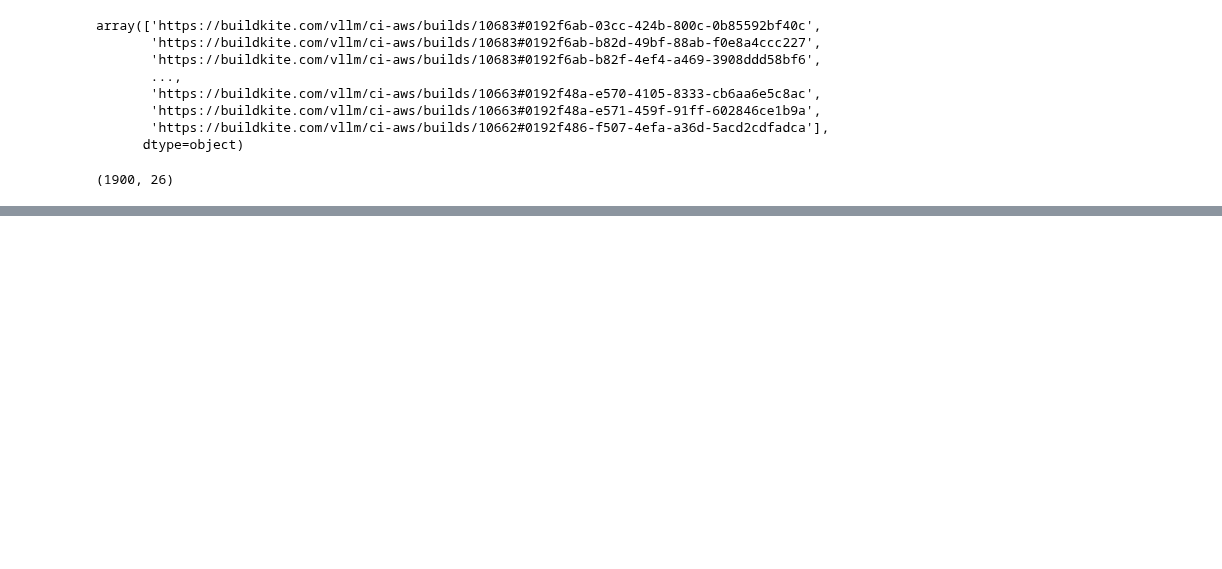
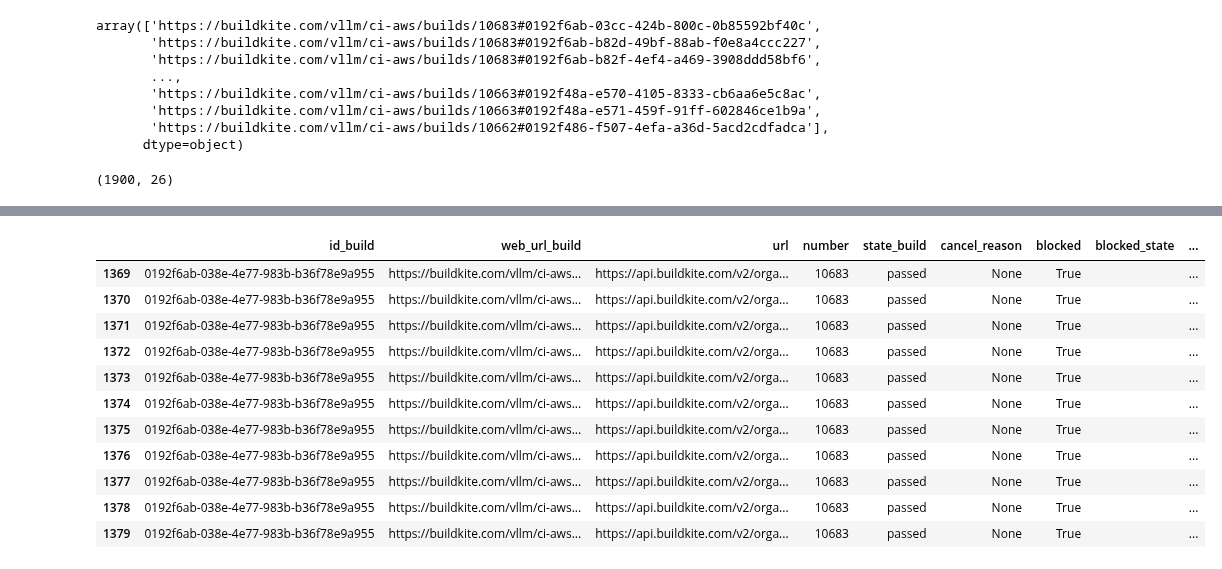
Before and after one commit to t-parry/vllm, a Jupyter notebook: .buildkite_monitor/test_api.ipynb, the cells around one changed output, grey strips where cells are left out. Cells and saved outputs as stored; diff of their text form; code cells hidden in the pictures; blank space fills up the shorter version.

```diff
--- a/.buildkite_monitor/test_api.ipynb
+++ b/.buildkite_monitor/test_api.ipynb
@@ -138,0 +226,15 @@ result_df[(result_df.url=='https://api.buildkite.com/v2/organizations/vllm/pipel
+# %%
+result_df_amd[result_df_amd.number==10683]
+# %% [output]
+|  | id_build | web_url_build | url | number | state_build | cancel_reason | blocked | blocked_state | ... |
+| 1369 | 0192f6ab-038e-4e77-983b-b36f78e9a955 | https://buildkite.com/vllm/ci-aws... | https://api.buildkite.com/v2/orga... | 10683 | passed | None | True |  | ... |
+| 1370 | 0192f6ab-038e-4e77-983b-b36f78e9a955 | https://buildkite.com/vllm/ci-aws... | https://api.buildkite.com/v2/orga... | 10683 | passed | None | True |  | ... |
+| 1371 | 0192f6ab-038e-4e77-983b-b36f78e9a955 | https://buildkite.com/vllm/ci-aws... | https://api.buildkite.com/v2/orga... | 10683 | passed | None | True |  | ... |
+| 1372 | 0192f6ab-038e-4e77-983b-b36f78e9a955 | https://buildkite.com/vllm/ci-aws... | https://api.buildkite.com/v2/orga... | 10683 | passed | None | True |  | ... |
+| 1373 | 0192f6ab-038e-4e77-983b-b36f78e9a955 | https://buildkite.com/vllm/ci-aws... | https://api.buildkite.com/v2/orga... | 10683 | passed | None | True |  | ... |
+| 1374 | 0192f6ab-038e-4e77-983b-b36f78e9a955 | https://buildkite.com/vllm/ci-aws... | https://api.buildkite.com/v2/orga... | 10683 | passed | None | True |  | ... |
+| 1375 | 0192f6ab-038e-4e77-983b-b36f78e9a955 | https://buildkite.com/vllm/ci-aws... | https://api.buildkite.com/v2/orga... | 10683 | passed | None | True |  | ... |
+| 1376 | 0192f6ab-038e-4e77-983b-b36f78e9a955 | https://buildkite.com/vllm/ci-aws... | https://api.buildkite.com/v2/orga... | 10683 | passed | None | True |  | ... |
+| 1377 | 0192f6ab-038e-4e77-983b-b36f78e9a955 | https://buildkite.com/vllm/ci-aws... | https://api.buildkite.com/v2/orga... | 10683 | passed | None | True |  | ... |
+| 1378 | 0192f6ab-038e-4e77-983b-b36f78e9a955 | https://buildkite.com/vllm/ci-aws... | https://api.buildkite.com/v2/orga... | 10683 | passed | None | True |  | ... |
+| 1379 | 0192f6ab-038e-4e77-983b-b36f78e9a955 | https://buildkite.com/vllm/ci-aws... | https://api.buildkite.com/v2/orga... | 10683 | passed | None | True |  | ... |
```
Also changed, not shown: parts of 22 cells of this notebook, 3 other files.
